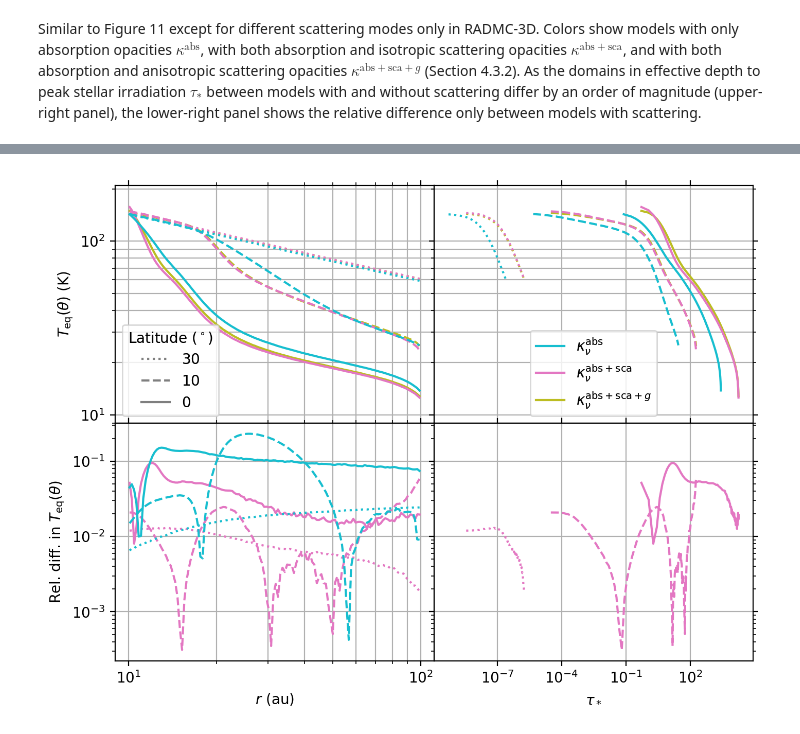
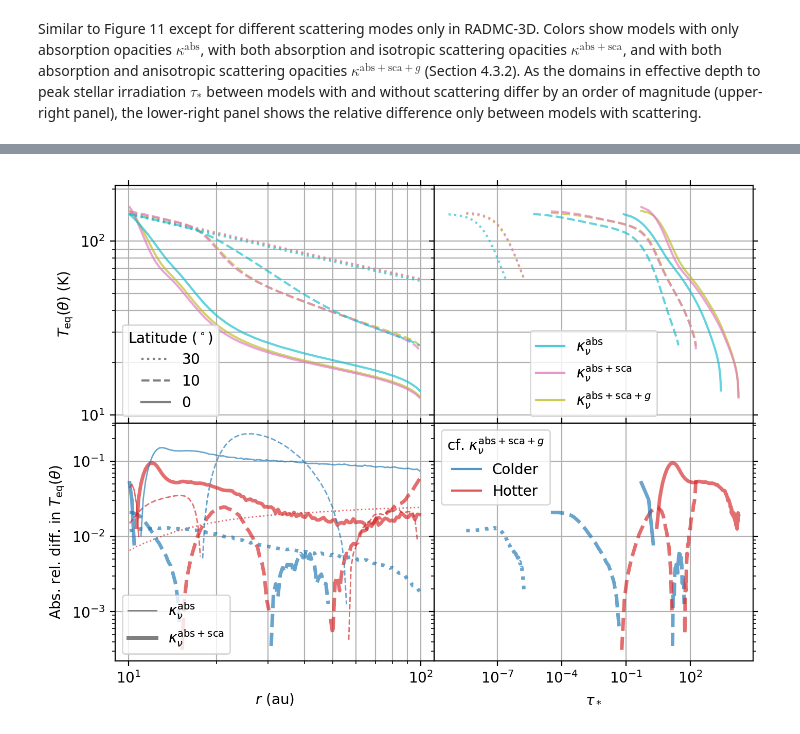
Before and after one commit to sabaronett/irrad_disk, a Jupyter notebook: notebooks/fig12.ipynb, the cells around one changed output, grey strips where cells are left out. Saved outputs shown, nothing was run; the diff lists cells and outputs as text; code cells hidden in the pictures.

Commit message:
Differentiate hotter/colder relative differences

```diff
--- a/notebooks/fig12.ipynb
+++ b/notebooks/fig12.ipynb
@@ -24,57 +24,84 @@ rad2deg = 180/np.pi
 fig, axs = plt.subplots(nrows=2, ncols=2, sharex='col', sharey='row',
                         figsize=(8, 6), dpi=200)
 lss = ['dotted', 'dashed', 'solid']
+lws = [None, 2.5, 1]
 theta_degs = [60, 80, 90]
-c_solns, ls_thetas = [], []
+c_solns, ls_thetas, c_diffs, lw_solns = [], [], [], []
+alpha = 0.67
 
 # RADMC-3D
 root = '../radmc3d'
 runs = [['dsharp_abs-sca-g', 'tab:olive'],
         ['dsharp_abs-sca', 'tab:pink'],
         ['dsharp_abs', 'tab:cyan']]
-print('Opacity\t\tSection\tLatitude\tOptical Depths\t\tRel. Diff. in \Teq(θ)')
+print('Opacity\t\tSection\tLatitude\tOptical Depths\t\tAbs. Rel. Diff. in \Teq(θ)')
 print(f'\t\t\t\t\t\t\t\tAvg.\tMax.')
 print('(cm^2\gm^{-1})\t\t(deg)\t\t\t\t\t(%)\t(%)')
 print('(1)\t\t(2)\t(4)\t\t(5)\t\t\t(10)\t(11)')
 print(f'\knuabsscag\t4.3.2\t\t\t\t\t\tRADMC-3D')
 for i, run in enumerate(runs):
-  path = f'{root}/{run[0]}'
-  grid = np.load(f'{path}/amr_grid.npz', allow_pickle=True)['grid'][()]
-  taux = np.load(f'{path}/taux.npz')['taux']
-  dusttemp = np.load(f'{path}/dust_temperature.npz')['dusttemp']
-  dtheta = (grid.y[-1] - grid.y[0])/len(grid.y)
-  for th, theta_deg in enumerate(theta_degs):
-    j = int(theta_deg/rad2deg/dtheta)
-    axs[0][0].plot(grid.x/au, dusttemp[:,j,0,0], color=run[1],
-                   ls=lss[th])
-    axs[0][1].plot(taux[:,j,0], dusttemp[:,j,0,0], color=run[1],
-                   ls=lss[th])
-    if i == 0:
-      ref_temp = dusttemp
-      ls_thetas.append(axs[1][1].plot([], [], color='tab:gray', ls=lss[th],
-                       label=rf'${90-theta_deg}$')[0])
-    else:
-      rel_diff_temp = 2*np.abs(ref_temp[:,j,0,0] - dusttemp[:,j,0,0])\
-                   /(ref_temp[:,j,0,0] + dusttemp[:,j,0,0])
-      axs[1][0].plot(grid.x/au, rel_diff_temp, color=run[1], ls=lss[th])
-      if i == 1:
-        axs[1][1].plot(taux[:,j,0], rel_diff_temp, color=run[1], ls=lss[th])
-        print(f'\t\t\t{90-theta_deg}\t\t{np.min(taux[:,j,0]):.0e} < τ < '\
-              +f'{np.max(taux[:,j,0]):.0e}\t{np.mean(rel_diff_temp):.0%}\t'
-              +f'{np.max(rel_diff_temp):.0%}')
+    path = f'{root}/{run[0]}'
+    grid = np.load(f'{path}/amr_grid.npz', allow_pickle=True)['grid'][()]
+    taux = np.load(f'{path}/taux.npz')['taux']
+    dusttemp = np.load(f'{path}/dust_temperature.npz')['dusttemp']
+    dtheta = (grid.y[-1] - grid.y[0])/len(grid.y)
+    for th, theta_deg in enumerate(theta_degs):
+        j = int(theta_deg/rad2deg/dtheta)
+
+        axs[0][0].plot(grid.x/au, dusttemp[:,j,0,0], alpha=alpha, color=run[1],
+                       ls=lss[th])
+        axs[0][1].plot(taux[:,j,0], dusttemp[:,j,0,0], alpha=alpha,
+                       color=run[1], ls=lss[th])
+
+        if i == 0:
+            ref_temp = dusttemp
+            ls_thetas.append(axs[1][1].plot([], [], color='tab:gray', ls=lss[th],
+                            label=rf'${90-theta_deg}$')[0])
+        else:
+            rel_diff_temp = 2*(ref_temp[:,j,0,0] - dusttemp[:,j,0,0])\
+                            /(ref_temp[:,j,0,0] + dusttemp[:,j,0,0])
+
+            # Mask for negative and positive errors
+            neg_mask = np.ma.masked_where(rel_diff_temp >= 0, rel_diff_temp)
+            pos_mask = np.ma.masked_where(rel_diff_temp <= 0, rel_diff_temp)
+
+            axs[1][0].plot(grid.x/au, np.abs(neg_mask), alpha=alpha,
+                           color='tab:blue', ls=lss[th], lw=lws[i])
+            axs[1][0].plot(grid.x/au, np.abs(pos_mask), alpha=alpha,
+                           color='tab:red', ls=lss[th], lw=lws[i])
+            if i == 1:
+                axs[1][1].plot(taux[:,j,0], np.abs(neg_mask), alpha=alpha,
+                               color='tab:blue', ls=lss[th], lw=lws[i])
+                axs[1][1].plot(taux[:,j,0], np.abs(pos_mask), alpha=alpha,
+                               color='tab:red', ls=lss[th], lw=lws[i])
+                print(f'\t\t\t{90-theta_deg}\t\t{np.min(taux[:,j,0]):.0e} < τ < '\
+                      +f'{np.max(taux[:,j,0]):.0e}\t'\
+                      +f'{np.mean(np.abs(rel_diff_temp)):.0%}\t'\
+                      +f'{np.max(np.abs(rel_diff_temp)):.0%}')
 
 # Multiple legends
-c_solns.append(axs[0][1].plot([], [], color='tab:cyan',
-               label=r'$\kappa_\nu^\mathrm{abs}$')[0])
-c_solns.append(axs[0][1].plot([], [], color='tab:pink',
-               label=r'$\kappa_\nu^\mathrm{abs+sca}$')[0])
-c_solns.append(axs[0][1].plot([], [], color='tab:olive',
-               label=r'$\kappa_\nu^{\mathrm{abs+sca}+g}$')[0])
+c_solns.append(axs[0][1].plot([], [], alpha=alpha, color='tab:cyan',
+                              label=r'$\kappa_\nu^\mathrm{abs}$')[0])
+c_solns.append(axs[0][1].plot([], [], alpha=alpha, color='tab:pink',
+                              label=r'$\kappa_\nu^\mathrm{abs+sca}$')[0])
+c_solns.append(axs[0][1].plot([], [], alpha=alpha, color='tab:olive',
+                              label=r'$\kappa_\nu^{\mathrm{abs+sca}+g}$')[0])
+lw_solns.append(axs[1][0].plot([], [], color='tab:gray', lw=lws[2],
+                               label=r'$\kappa_\nu^\mathrm{abs}$')[0])
+lw_solns.append(axs[1][0].plot([], [], color='tab:gray', lw=lws[1],
+                               label=r'$\kappa_\nu^\mathrm{abs+sca}$')[0])
+c_diffs.append(axs[1][1].plot([], [], alpha=alpha, color='tab:blue',
+                              label='Colder')[0])
+c_diffs.append(axs[1][1].plot([], [], alpha=alpha, color='tab:red',
+                              label='Hotter')[0])
 axs[0][0].add_artist(axs[0][0].legend(framealpha=0.56, handles=ls_thetas,
                                       loc='lower left',
                                       title=r'Latitude ($^\circ)$'))
 axs[0][1].add_artist(axs[0][1].legend(framealpha=0.56, handles=c_solns,
                                       loc='lower center'))
+axs[1][0].add_artist(axs[1][0].legend(framealpha=0.56, handles=lw_solns))
+axs[1][1].add_artist(axs[1][1].legend(framealpha=0.56, handles=c_diffs,
+                                      title=r'cf. $\kappa_\nu^{\mathrm{abs+sca}+g}$'))
 
 # Format plots
 for ax in axs.flat:
@@ -86,9 +113,11 @@ axs[0][0].grid(axis='both', which='minor')
 axs[0][1].grid(axis='y', which='minor')
 axs[1][0].grid(axis='x', which='minor')
 axs[0][0].set(ylabel=r'$T_\mathrm{eq}(\theta)$ (K)', ylim=(9, 2.1e2))
-axs[1][0].set(xlabel=r'$r$ (au)', ylabel=r'Rel. diff. in $T_\mathrm{eq}(\theta)$')
+axs[1][0].set(xlabel=r'$r$ (au)',
+              ylabel=r'Abs. rel. diff. in $T_\mathrm{eq}(\theta)$')
 axs[1][1].set(xlabel=r'$\tau_*$')
 plt.subplots_adjust(hspace=0, wspace=0)
 plt.savefig('figs/scattering_modes.pdf', bbox_inches='tight', pad_inches=0.01)
+plt.savefig('figs/scattering_modes.svg', bbox_inches='tight', pad_inches=0.01)
 #===============================================================================
 # %% [output]
@@ -103 +135 @@ Opacity         Section Latitude        Optical Depths          Rel. Diff. in \T
-[figure, old version]
+[figure, new version]
```
Also changed, not shown: parts of 2 cells of this notebook.
